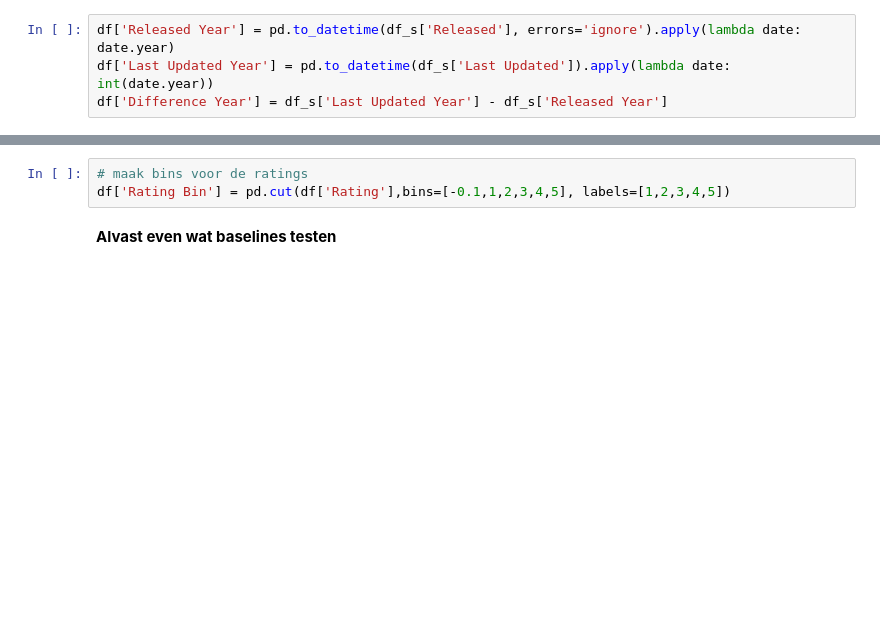
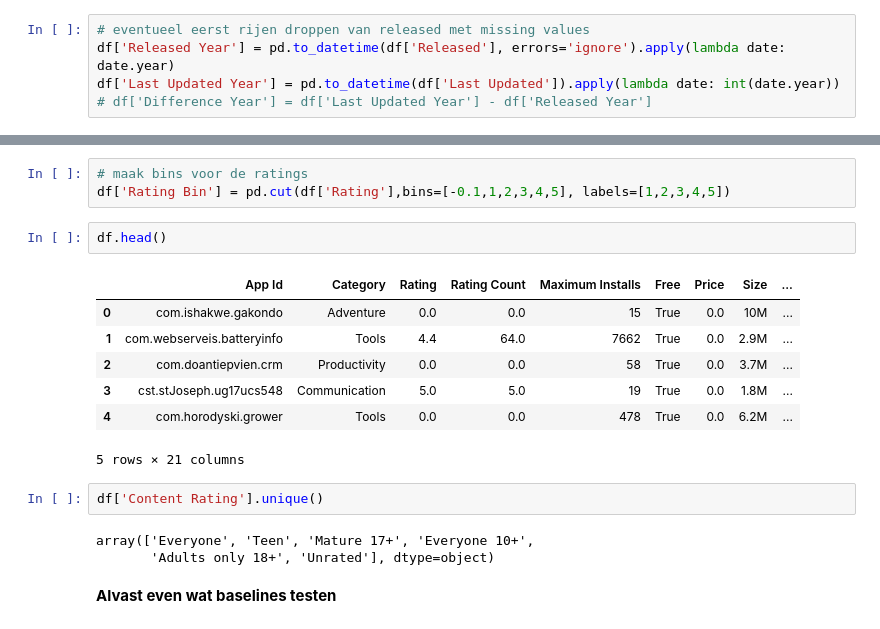
Before and after one commit to LSpekschoor/SDP_PO_123, a Jupyter notebook: Analyse.ipynb, the cells around one changed output, grey strips where cells are left out. Cells and saved outputs as stored; diff of their text form; blank space fills up the shorter version.

```diff
--- a/Analyse.ipynb
+++ b/Analyse.ipynb
@@ -136,9 +136,10 @@ Text(0.5, 1.0, 'Distribution')
 # %% [output]
 14.472853644532682
 # %%
-df['Released Year'] = pd.to_datetime(df_s['Released'], errors='ignore').apply(lambda date: date.year)
-df['Last Updated Year'] = pd.to_datetime(df_s['Last Updated']).apply(lambda date: int(date.year))
-df['Difference Year'] = df_s['Last Updated Year'] - df_s['Released Year']
+# eventueel eerst rijen droppen van released met missing values
+df['Released Year'] = pd.to_datetime(df['Released'], errors='ignore').apply(lambda date: date.year)
+df['Last Updated Year'] = pd.to_datetime(df['Last Updated']).apply(lambda date: int(date.year))
+# df['Difference Year'] = df['Last Updated Year'] - df['Released Year']
 # %% [markdown]
 **Code below is redunant**
 # %%
@@ -207,6 +208,21 @@ filtered_df = df[(df['Maximum Installs'] > filtered_df[q1]) & (df['Maximum Insta
 # %%
 # maak bins voor de ratings
 df['Rating Bin'] = pd.cut(df['Rating'],bins=[-0.1,1,2,3,4,5], labels=[1,2,3,4,5])
+# %%
+df.head()
+# %% [output]
+|  | App Id | Category | Rating | Rating Count | Maximum Installs | Free | Price | Size | ... |
+| 0 | com.ishakwe.gakondo | Adventure | 0.0 | 0.0 | 15 | True | 0.0 | 10M | ... |
+| 1 | com.webserveis.batteryinfo | Tools | 4.4 | 64.0 | 7662 | True | 0.0 | 2.9M | ... |
+| 2 | com.doantiepvien.crm | Productivity | 0.0 | 0.0 | 58 | True | 0.0 | 3.7M | ... |
+| 3 | cst.stJoseph.ug17ucs548 | Communication | 5.0 | 5.0 | 19 | True | 0.0 | 1.8M | ... |
+| 4 | com.horodyski.grower | Tools | 0.0 | 0.0 | 478 | True | 0.0 | 6.2M | ... |
+5 rows × 21 columns
+# %%
+df['Content Rating'].unique()
+# %% [output]
+array(['Everyone', 'Teen', 'Mature 17+', 'Everyone 10+',
+       'Adults only 18+', 'Unrated'], dtype=object)
 # %% [markdown]
 **Alvast even wat baselines testen**
 # %%
```
